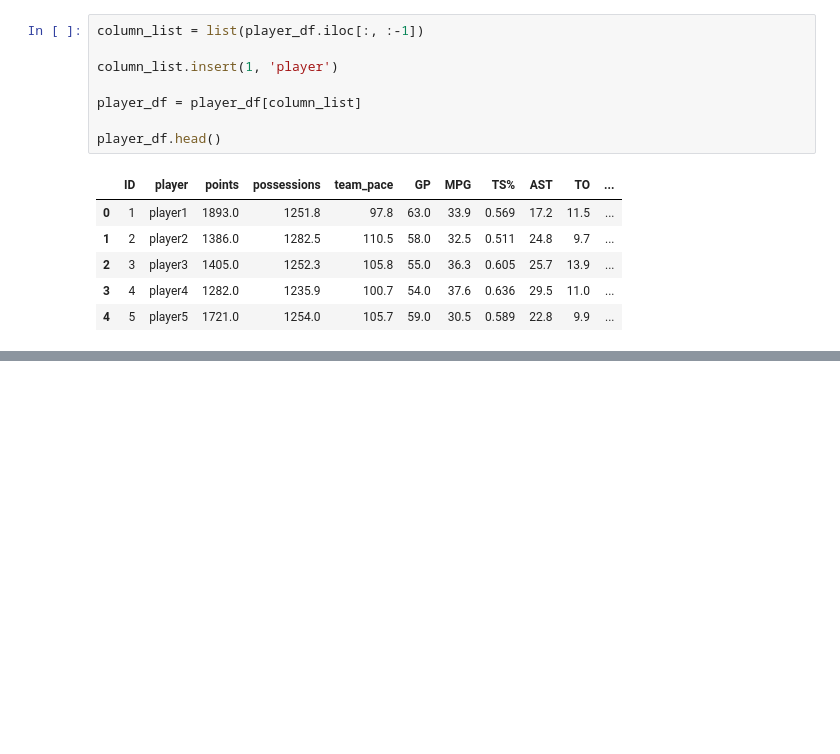
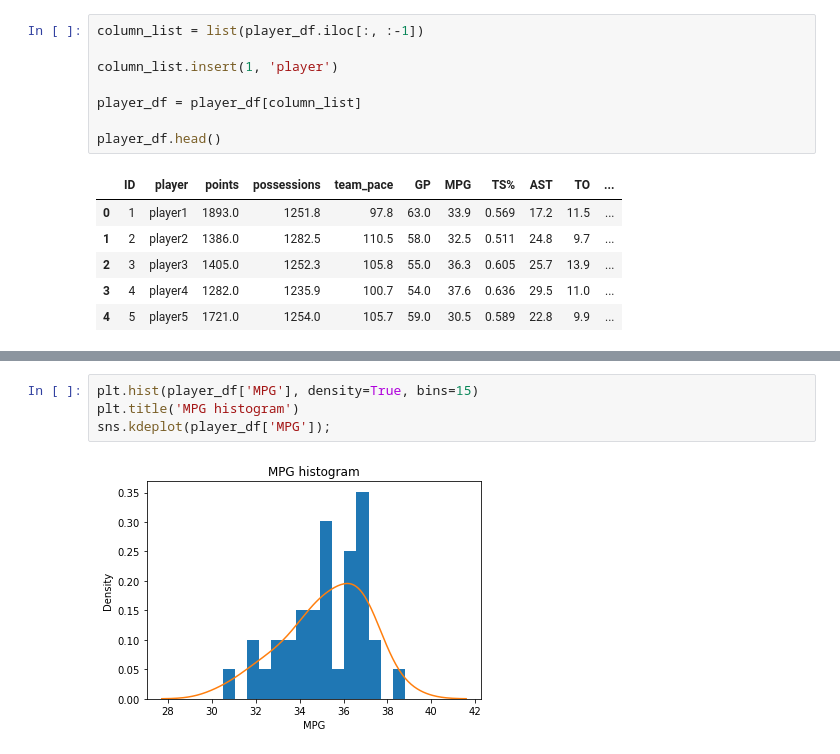
Before and after one commit to yveso/space-jam-anl, a Jupyter notebook: space-jam-anl.ipynb, the cells around one changed output, grey strips where cells are left out. Saved outputs shown, nothing was run; the diff lists cells and outputs as text; blank space fills up the shorter version.

```diff
--- a/space-jam-anl.ipynb
+++ b/space-jam-anl.ipynb
@@ -388,0 +416,6 @@ player_df.head()
+# %%
+plt.hist(player_df['MPG'], density=True, bins=15)
+plt.title('MPG histogram')
+sns.kdeplot(player_df['MPG']);
+# %% [output]
+[figure, added]
```
Also changed, not shown: parts of 5 cells of this notebook.
